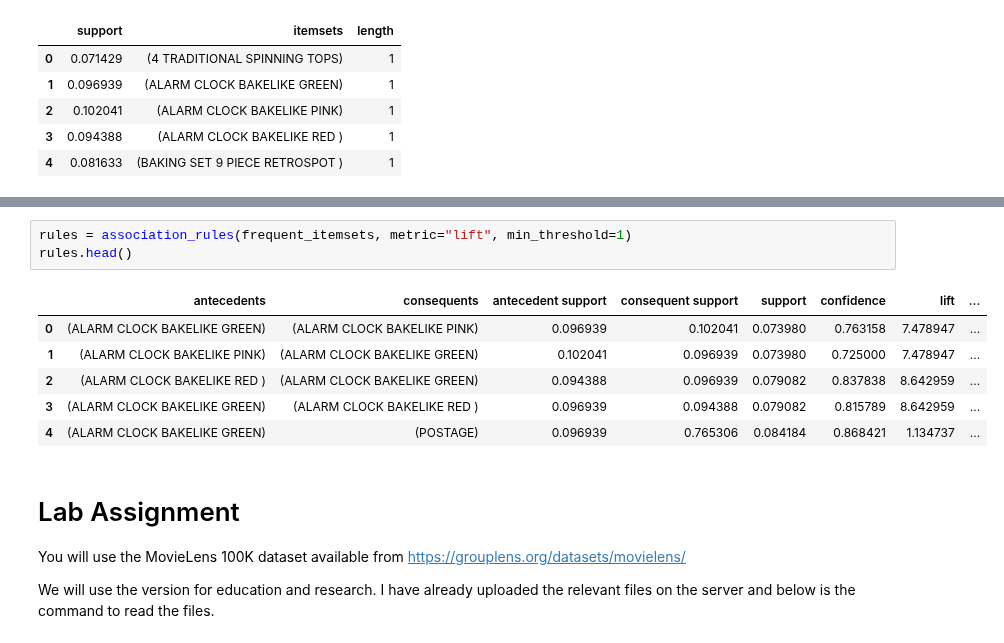
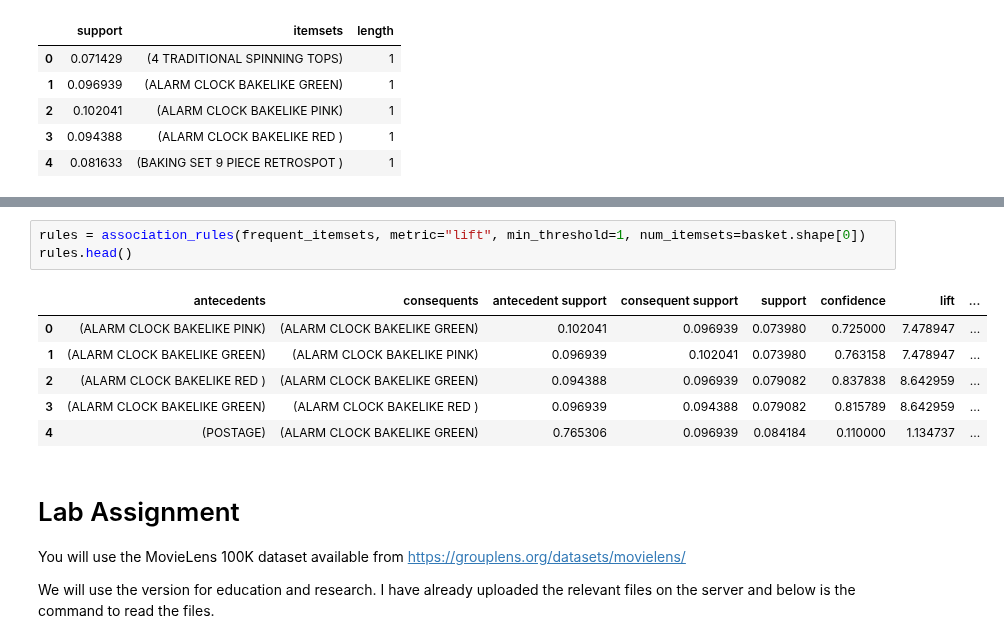
Before and after one commit to a-nagar/cs4372, a Jupyter notebook: Frequent_Pattern_Association_Rules.ipynb, the cells around one changed output, grey strips where cells are left out. Saved outputs shown, nothing was run; the diff lists cells and outputs as text.

```diff
--- a/Frequent_Pattern_Association_Rules.ipynb
+++ b/Frequent_Pattern_Association_Rules.ipynb
@@ -309,14 +311,14 @@ frequent_itemsets[ (frequent_itemsets['length'] >= 2) &
 | 65 | 0.165816 | (RABBIT NIGHT LIGHT, POSTAGE) | 2 |
 # %%
-rules = association_rules(frequent_itemsets, metric="lift", min_threshold=1)
+rules = association_rules(frequent_itemsets, metric="lift", min_threshold=1, num_itemsets=basket.shape[0])
 rules.head()
 # %% [output]
 |  | antecedents | consequents | antecedent support | consequent support | support | confidence | lift | ... |
-| 0 | (ALARM CLOCK BAKELIKE GREEN) | (ALARM CLOCK BAKELIKE PINK) | 0.096939 | 0.102041 | 0.073980 | 0.763158 | 7.478947 | ... |
-| 1 | (ALARM CLOCK BAKELIKE PINK) | (ALARM CLOCK BAKELIKE GREEN) | 0.102041 | 0.096939 | 0.073980 | 0.725000 | 7.478947 | ... |
+| 0 | (ALARM CLOCK BAKELIKE PINK) | (ALARM CLOCK BAKELIKE GREEN) | 0.102041 | 0.096939 | 0.073980 | 0.725000 | 7.478947 | ... |
+| 1 | (ALARM CLOCK BAKELIKE GREEN) | (ALARM CLOCK BAKELIKE PINK) | 0.096939 | 0.102041 | 0.073980 | 0.763158 | 7.478947 | ... |
 | 2 | (ALARM CLOCK BAKELIKE RED ) | (ALARM CLOCK BAKELIKE GREEN) | 0.094388 | 0.096939 | 0.079082 | 0.837838 | 8.642959 | ... |
 | 3 | (ALARM CLOCK BAKELIKE GREEN) | (ALARM CLOCK BAKELIKE RED ) | 0.096939 | 0.094388 | 0.079082 | 0.815789 | 8.642959 | ... |
-| 4 | (ALARM CLOCK BAKELIKE GREEN) | (POSTAGE) | 0.096939 | 0.765306 | 0.084184 | 0.868421 | 1.134737 | ... |
+| 4 | (POSTAGE) | (ALARM CLOCK BAKELIKE GREEN) | 0.765306 | 0.096939 | 0.084184 | 0.110000 | 1.134737 | ... |
 # %% [markdown]
 # Lab Assignment
 You will use the MovieLens 100K dataset available from
```
Also changed, not shown: parts of 11 cells of this notebook.
